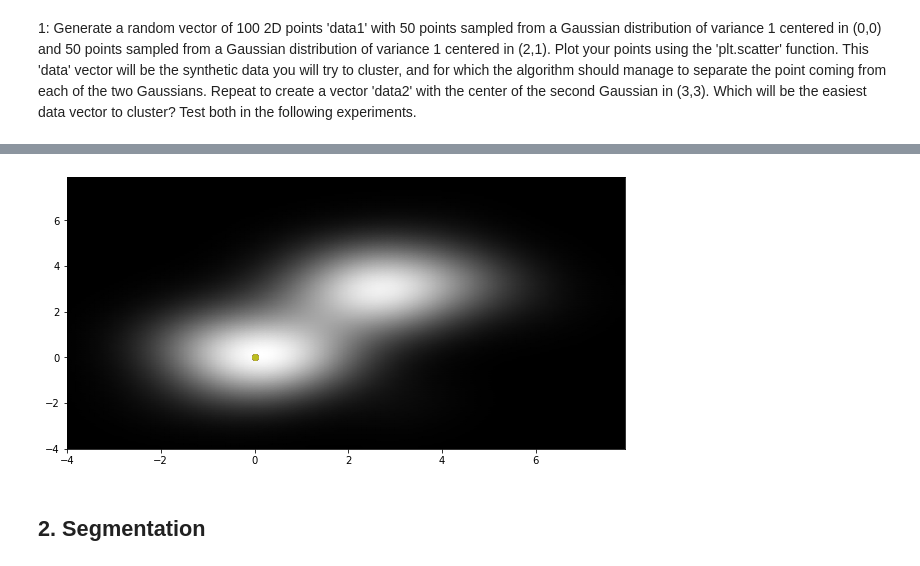
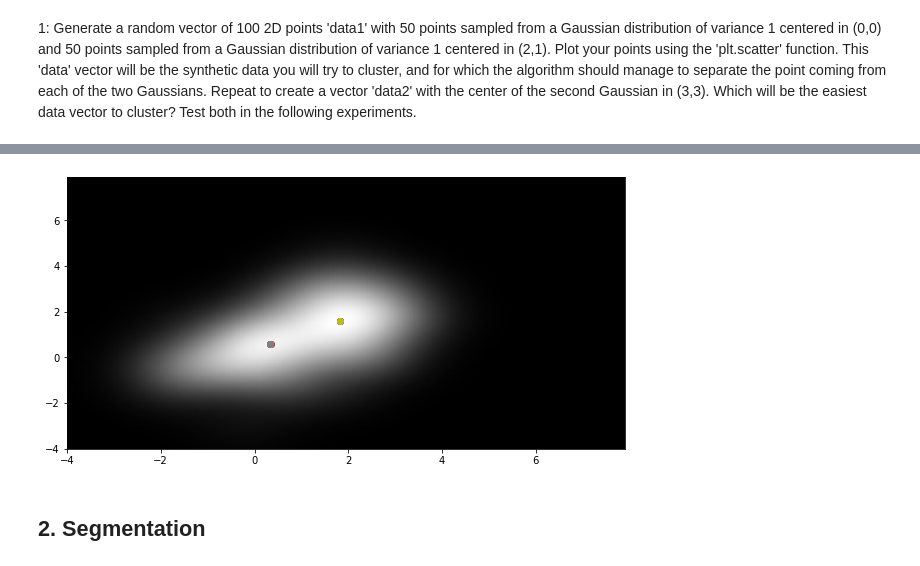
Before and after one commit to LouisLesueur/Illumination_project, a Jupyter notebook: mean_shift_TP.ipynb, the cells around one changed output, grey strips where cells are left out. Saved outputs shown, nothing was run; the diff lists cells and outputs as text; code cells hidden in the pictures.

```diff
--- a/mean_shift_TP.ipynb
+++ b/mean_shift_TP.ipynb
@@ -113,40 +113,40 @@ def k_pe(r):
 def m(elem, data, h, dist=norm2, kernel=k_pn):
     n = len(data)
     sum1 = 0
     sum2 = 0
     for i in range(n):
-        ker = -kernel( dist(elem-data[i])/(h**2) )
-        sum1 += - data[i]* ker
+        ker = -kernel( dist((elem-data[i])/h) )
+        sum1 += data[i]* ker
         sum2 += ker
 
     return sum1/(sum2 + 1e-16)
 
 
 def mean_shift_algo(elem, data, h, eps =0.000001, kernel=k_pn, dist=norm2 ):
 
-    elem2 = elem + m(elem, data, h)
+    elem2 = m(elem, data, h, dist, kernel)
     while dist(elem2-elem) > eps:
         elem = elem2
         elem2 = m(elem, data, h, dist, kernel)
 
     return elem2
 
 
 
-H = 1
+H = 0.8
 
 x = np.arange(-4,8,0.1)
 X,Y = np.meshgrid(x,x)
 plt.figure(figsize=(10,5))
-plt.pcolormesh(X, Y, kernel_density_estimator(X,Y, data2, H ), shading="gouraud")
+plt.pcolormesh(X, Y, kernel_density_estimator(X, Y, data, H ), shading="gouraud")
 
 for i in range(99):
-    converge = mean_shift_algo(data2[i], data2, H, kernel=k_pe)
+    converge = mean_shift_algo(data2[i], data, H, kernel=k_pn)
     plt.scatter(*converge)
 
 plt.show()
 # %% [output]
-[figure, old version]
+[figure, new version]
 # %% [markdown]
 ## 2. Segmentation
 # %% [markdown]
```
Also changed, not shown: parts of 2 cells of this notebook.
